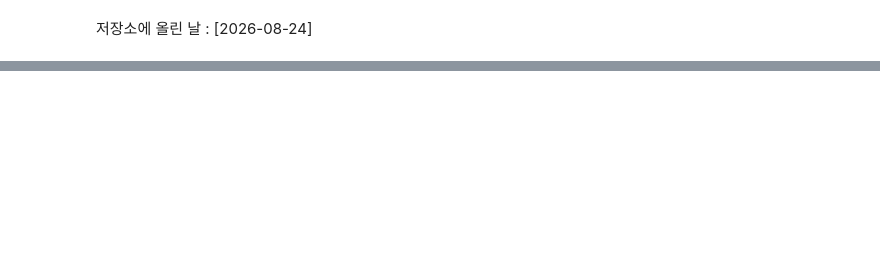
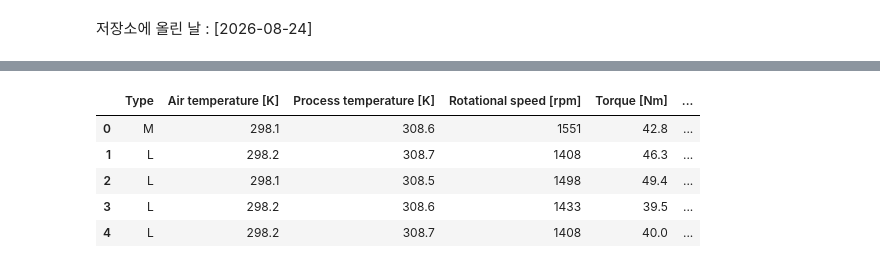
Before and after one commit to youjin7893-source/defect-prediction, a Jupyter notebook: day06/project_v1/project_v1.ipynb, the cells around one changed output, grey strips where cells are left out. Cells and saved outputs as stored; diff of their text form; code cells hidden in the pictures; blank space fills up the shorter version.

```diff
--- a/day06/project_v1/project_v1.ipynb
+++ b/day06/project_v1/project_v1.ipynb
@@ -257,0 +261,23 @@ print("가중치 모델 정확도:", round(가중치정확도 * 100, 2), "%")
+# %%
+import pandas as pd  # 표를 다루는 도구
+from sklearn.model_selection import train_test_split  # 학습용/시험용을 나누는 도구
+
+df = pd.read_csv("../../data/16_machine-failure.csv")  # 1. 데이터를 불러온다
+
+숫자열 = df.select_dtypes(include="number").columns.tolist()  # 숫자로 된 열 이름만 뽑는다
+X = df[숫자열].copy()  # 2. 결과 열(Machine failure)은 답이므로 여기서 자연히 빠진다
+
+X = X.fillna(X.median())  # 3. 입력 열의 빈칸을 그 열의 중앙값으로 채운다
+
+df["label"] = (df["Machine failure"] == "고장").astype(int)  # 4. 고장이면 1, 아니면 0
+y = df["label"]  # 정답 열
+
+X_train, X_test, y_train, y_test = train_test_split(
+    X, y,
+    test_size=0.2,      # 5. 학습용 8, 시험용 2로 나눈다
+    random_state=42,    # 다시 돌려도 같은 결과가 나오게 고정
+    stratify=y           # 학습용/시험용의 1(고장) 비율을 같게 맞춘다
+)
+
+print("학습용:", X_train.shape, "고장 비율:", round(y_train.mean() * 100, 2), "%")  # 나눈 결과 확인
+print("시험용:", X_test.shape, "고장 비율:", round(y_test.mean() * 100, 2), "%")  # 나눈 결과 확인
@@ -257,0 +435,9 @@ print("가중치 모델 정확도:", round(가중치정확도 * 100, 2), "%")
+# %%
+df.head()
+# %% [output]
+|  | Type | Air temperature [K] | Process temperature [K] | Rotational speed [rpm] | Torque [Nm] | ... |
+| 0 | M | 298.1 | 308.6 | 1551 | 42.8 | ... |
+| 1 | L | 298.2 | 308.7 | 1408 | 46.3 | ... |
+| 2 | L | 298.1 | 308.5 | 1498 | 49.4 | ... |
+| 3 | L | 298.2 | 308.6 | 1433 | 39.5 | ... |
+| 4 | L | 298.2 | 308.7 | 1408 | 40.0 | ... |
```
Also changed, not shown: parts of 29 cells of this notebook, 2 other files.
